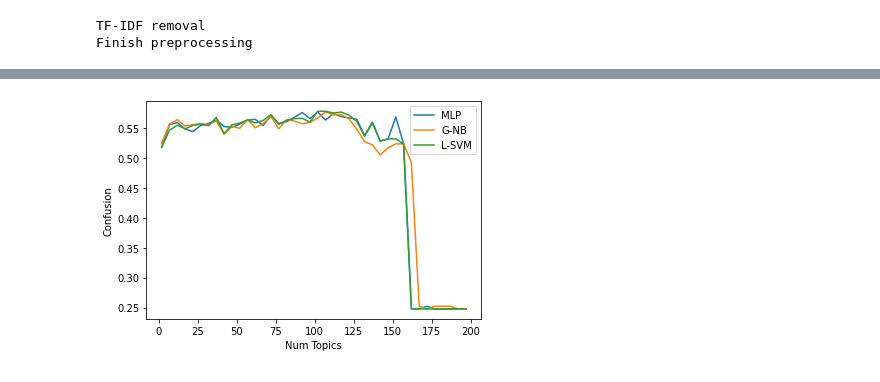
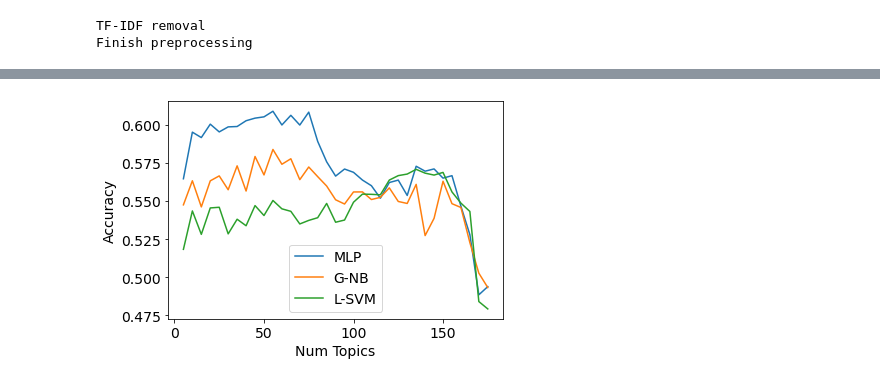
Before and after one commit to Lennart97/nlp_project, a Jupyter notebook: problem-solution-clean.ipynb, the cells around one changed output, grey strips where cells are left out. Cells and saved outputs as stored; diff of their text form; code cells hidden in the pictures.

```diff
--- a/problem-solution-clean.ipynb
+++ b/problem-solution-clean.ipynb
@@ -70,7 +68,7 @@ def clean(tweet):
     tweet = clean_retweeted(tweet)
     tweet = tweet.lower()
     # Remove punctuation
-    tweet = re.sub("[\\.,;:!/\\?]*", "", tweet)
+    tweet = re.sub("[\\-.,;:!/?]*", "", tweet)
     # Remove links
     tweet = re.sub(r"http\S+", "", tweet)
     # Remove stop words
@@ -80,7 +78,6 @@ def clean(tweet):
     return tweet
 
 df['TweetCleaned'] = df['Tweet'].apply(clean)
-df.head()
 
 print("Cleaned tweets")
 # %% [output]
@@ -252,13 +258,16 @@ def compute_coherence_values(dictionary, corpus, texts, limit, start=2, step=3):
     model_list = []
     evaluations = []
     for num_topics in range(start, limit, step):
-        print("Generated model with " + str(num_topics) + " topics")
-        model = gensim.models.ldamodel.LdaModel(corpus=corpus,
-                                           id2word=dictionary,
-                                           num_topics=num_topics,
-                                           random_state=100,
-                                           alpha='auto',
-                                           per_word_topics=True)
+        print("########## Generated model with " + str(num_topics) + " topics ##########")
+        model = gensim.models.LdaMulticore(
+                    corpus=corpus,
+                    id2word=dictionary,
+                    num_topics=num_topics,
+                    random_state=123,
+                    per_word_topics=True,
+                    # set workers to real CPU cores - 1
+                    workers=7
+                )
         model_list.append(model)
         perplexity = model.log_perplexity(corpus)
         print('Perplexity: ', perplexity)  # a measure of how good the model is. lower the better.
@@ -268,12 +277,23 @@ def compute_coherence_values(dictionary, corpus, texts, limit, start=2, step=3):
         evaluations.append(evaluation)
         perplexitiy_values.append(perplexity)
         #print("Coherence: " + str(coherencemodel.get_coherence()))
-        print("Evaluation: " + str(evaluation))
+        #print("Evaluation: \n" + str(evaluation))
+        for classifier, eval in evaluation.items():
+            confusion, accuracy, precision, recall, fscore = eval
+            print(
+            '''{name:5s} | Accuracy: {ac:1.10f}    Precision: {ps:1.10f}    Recall: {rc:1.10f}    F1: {f1:1.10f}'''.format(
+                name=classifier,
+                #confusion=confusion,
+                ac=accuracy,
+                ps=precision,
+                rc=recall,
+                f1=fscore
+            ))
 
     return model_list, perplexitiy_values, evaluations
 # %%
-limit=200
-start=2
+limit=180
+start=5
 step=5
 
 model_list, perplexitiy_values, evaluations = compute_coherence_values(dictionary=id2word, corpus=corpus, texts=df['trigrams'], start=start, limit=limit, step=step)
@@ -311,22 +331,22 @@ plt.show()
 # %%
 # Create classifier comparision for multiple scores
 # Hint: You need to change the respective variables in line 8 and the figure labels
 scores = {name: [] for name in evaluations[0].keys()}
 for evaluation in evaluations:
     for name, ev in evaluation.items():
     # evaluation: confusion, accuracy, precision, recall, fscore
         confusion, accuracy, precision, recall, fscore = ev
-        scores[name].append(precision)
+        scores[name].append(fscore)
 
 for label, score in scores.items():
     plt.plot(x, score, label = label)
 plt.xlabel("Num Topics")
-plt.ylabel("Confusion")
+plt.ylabel("Accuracy")
 plt.legend()
 plt.savefig("img/topic_confusion.pdf")
 plt.show()
 # %% [output]
-[figure, old version]
+[figure, new version]
 # %%
 # Create a summary for each classifier
 
```
Also changed, not shown: parts of 15 cells of this notebook, 8 other files.
